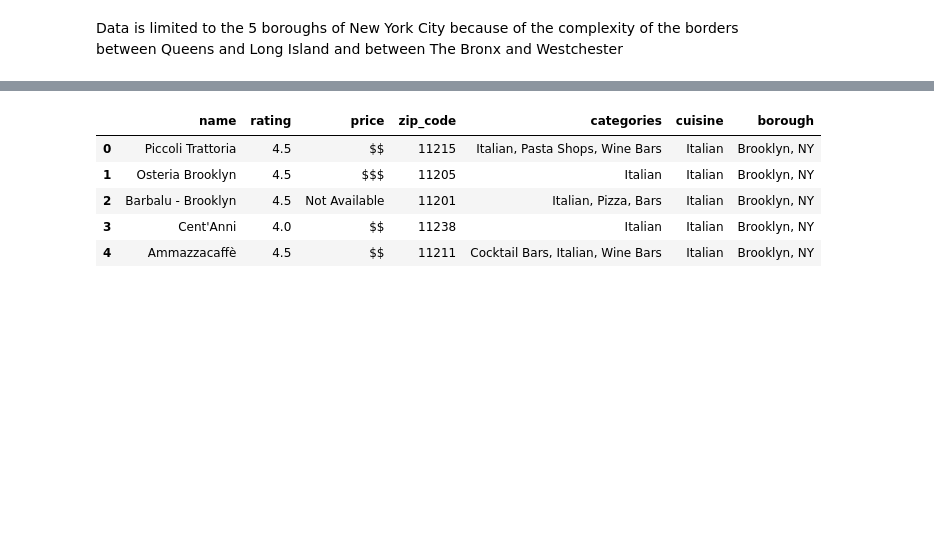
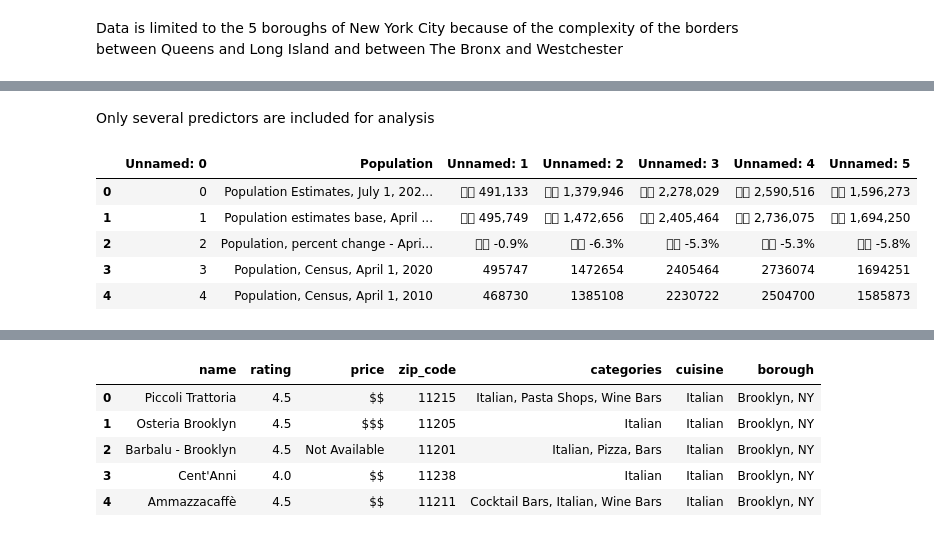
Before and after one commit to benbesthof/goodrestaurants, a Jupyter notebook: goodrestaurants.ipynb, the cells around one changed output, grey strips where cells are left out. Cells and saved outputs as stored; diff of their text form; code cells hidden in the pictures; blank space fills up the shorter version.

Commit message:
more data cleaning

```diff
--- a/goodrestaurants.ipynb
+++ b/goodrestaurants.ipynb
@@ -22,0 +39,13 @@ race[0]
+# %% [markdown]
+Only several predictors are included for analysis
+# %%
+import pandas as pd
+dfboroughs = pd.read_csv('boroughs_data.csv')
+dfboroughs.head()
+# %% [output]
+|  | Unnamed: 0 | Population | Unnamed: 1 | Unnamed: 2 | Unnamed: 3 | Unnamed: 4 | Unnamed: 5 |
+| 0 | 0 | Population Estimates, July 1, 202... |  491,133 |  1,379,946 |  2,278,029 |  2,590,516 |  1,596,273 |
+| 1 | 1 | Population estimates base, April ... |  495,749 |  1,472,656 |  2,405,464 |  2,736,075 |  1,694,250 |
+| 2 | 2 | Population, percent change - Apri... |  -0.9% |  -6.3% |  -5.3% |  -5.3% |  -5.8% |
+| 3 | 3 | Population, Census, April 1, 2020 | 495747 | 1472654 | 2405464 | 2736074 | 1694251 |
+| 4 | 4 | Population, Census, April 1, 2010 | 468730 | 1385108 | 2230722 | 2504700 | 1585873 |
```
Also changed, not shown: parts of 8 cells of this notebook, 2 other files.
